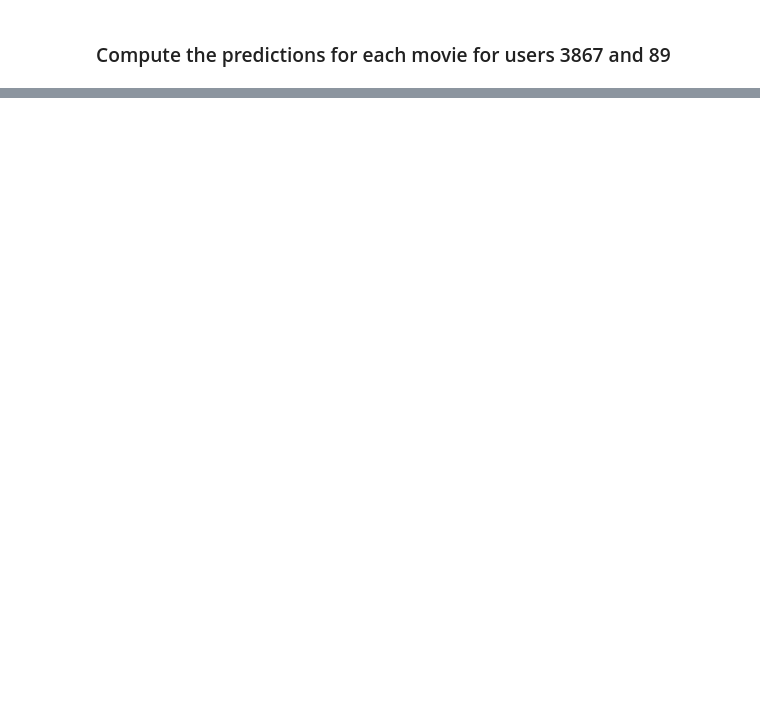
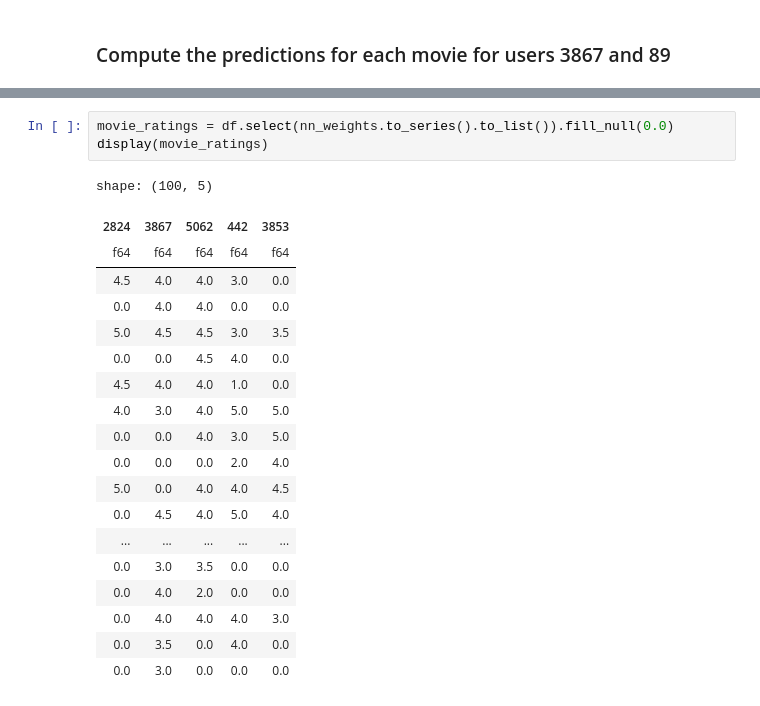
Before and after one commit to spzSource/recommender-systems-course, a Jupyter notebook: module-2/week-2/user-user-cf.ipynb, the cells around one changed output, grey strips where cells are left out. Drawn from its saved outputs; the diff is of its cells as text; blank space fills up the shorter version.

```diff
--- a/module-2/week-2/user-user-cf.ipynb
+++ b/module-2/week-2/user-user-cf.ipynb
@@ -114,0 +192,23 @@ shape: (6, 2)
+# %%
+movie_ratings = df.select(nn_weights.to_series().to_list()).fill_null(0.0)
+display(movie_ratings)
+# %% [output]
+shape: (100, 5)
+| 2824 | 3867 | 5062 | 442 | 3853 |
+| f64 | f64 | f64 | f64 | f64 |
+| 4.5 | 4.0 | 4.0 | 3.0 | 0.0 |
+| 0.0 | 4.0 | 4.0 | 0.0 | 0.0 |
+| 5.0 | 4.5 | 4.5 | 3.0 | 3.5 |
+| 0.0 | 0.0 | 4.5 | 4.0 | 0.0 |
+| 4.5 | 4.0 | 4.0 | 1.0 | 0.0 |
+| 4.0 | 3.0 | 4.0 | 5.0 | 5.0 |
+| 0.0 | 0.0 | 4.0 | 3.0 | 5.0 |
+| 0.0 | 0.0 | 0.0 | 2.0 | 4.0 |
+| 5.0 | 0.0 | 4.0 | 4.0 | 4.5 |
+| 0.0 | 4.5 | 4.0 | 5.0 | 4.0 |
+| ... | ... | ... | ... | ... |
+| 0.0 | 3.0 | 3.5 | 0.0 | 0.0 |
+| 0.0 | 4.0 | 2.0 | 0.0 | 0.0 |
+| 0.0 | 4.0 | 4.0 | 4.0 | 3.0 |
+| 0.0 | 3.5 | 0.0 | 4.0 | 0.0 |
+| 0.0 | 3.0 | 0.0 | 0.0 | 0.0 |
```
Also changed, not shown: parts of 18 cells of this notebook.
